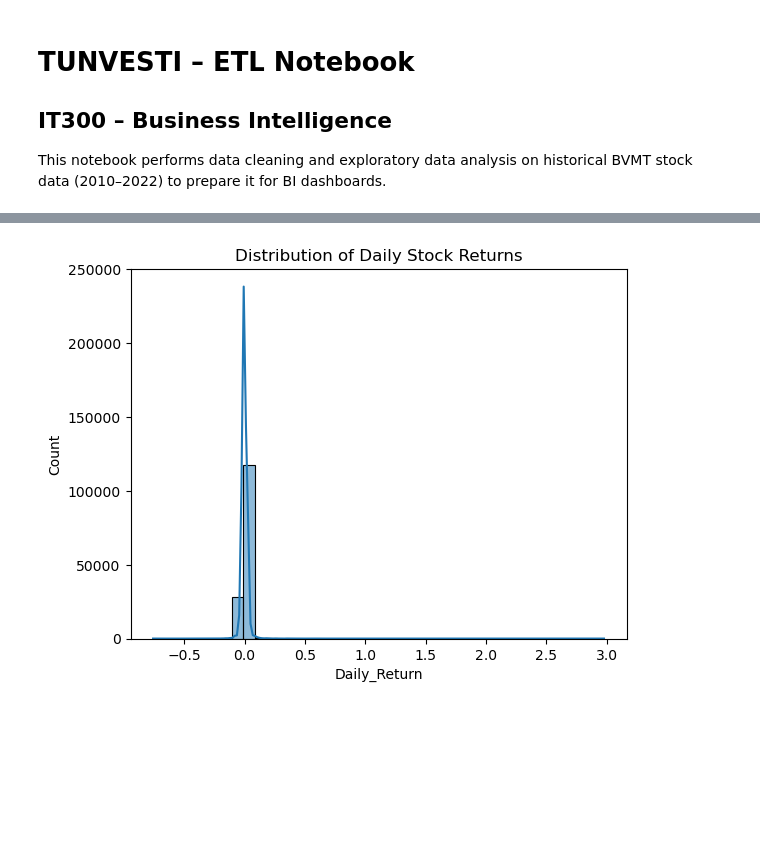
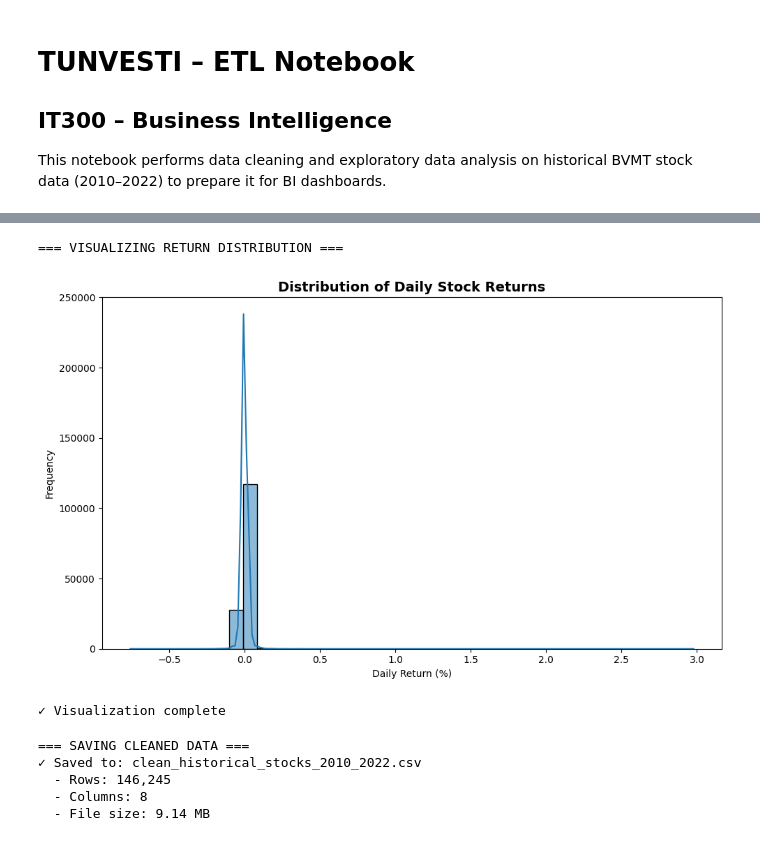
Before and after one commit to yoldezzz/TUNVESTI, a Jupyter notebook: ETL_Notebook.ipynb, the cells around one changed output, grey strips where cells are left out. Saved outputs shown, nothing was run; the diff lists cells and outputs as text; code cells hidden in the pictures; blank space fills up the shorter version.

```diff
--- a/ETL_Notebook.ipynb
+++ b/ETL_Notebook.ipynb
@@ -14,4 +22,10 @@ plt.style.use("default")
 # %%
-df = pd.read_csv("historical_stocks_2010_2022.csv")
+csv_path = Path("data") / "historical_stocks_2010_2022.csv"
+
+if not csv_path.exists():
+    raise FileNotFoundError(f"Data file not found: {csv_path}\nPlease run: python scripts/01_load_kaggle_data.py")
+
+df = pd.read_csv(csv_path)
+print(f"✓ Loaded {len(df)} rows from {csv_path}")
 df.head()
 # %% [output]
@@ -65,11 +107,22 @@ df = df[df['Volume'] >= 0]
 # %%
+print("=== REMOVING OUTLIERS (IQR Method) ===")
+print(f"Before: {len(df)} rows")
+
 cols = ['Open', 'High', 'Low', 'Close', 'Volume']
 
 Q1 = df[cols].quantile(0.25)
 Q3 = df[cols].quantile(0.75)
 IQR = Q3 - Q1
 
-df = df[~(
+# Identify and remove outliers
+outliers = (
     (df[cols] < (Q1 - 1.5 * IQR)) |
     (df[cols] > (Q3 + 1.5 * IQR))
-).any(axis=1)]
+).any(axis=1)
+
+rows_removed = outliers.sum()
+df = df[~outliers]
+
+print(f"After: {len(df)} rows")
+print(f"Outliers removed: {rows_removed}")
+print("✓ Outliers removed using IQR method (1.5 × IQR)")
@@ -79,8 +160,32 @@ df['Daily_Return'] = df.groupby('Ticker')['Close'].pct_change()
 # %%
-sns.histplot(df['Daily_Return'].dropna(), bins=40, kde=True)
-plt.title("Distribution of Daily Stock Returns")
+print("=== VISUALIZING RETURN DISTRIBUTION ===")
+
+fig, ax = plt.subplots(figsize=(10, 6))
+sns.histplot(df['Daily_Return'].dropna(), bins=40, kde=True, ax=ax)
+ax.set_title("Distribution of Daily Stock Returns", fontsize=14, fontweight='bold')
+ax.set_xlabel("Daily Return (%)")
+ax.set_ylabel("Frequency")
+plt.tight_layout()
 plt.show()
+
+print(f"✓ Visualization complete")
 # %% [output]
+=== VISUALIZING RETURN DISTRIBUTION ===
-[figure, old version]
+[figure, new version]
+✓ Visualization complete
 # %%
-df.to_csv("clean_historical_stocks_2010_2022.csv", index=False)
+print("=== SAVING CLEANED DATA ===")
+
+output_path = Path("clean_historical_stocks_2010_2022.csv")
+df.to_csv(output_path, index=False)
+
+print(f"✓ Saved to: {output_path}")
+print(f"  - Rows: {len(df):,}")
+print(f"  - Columns: {len(df.columns)}")
+print(f"  - File size: {output_path.stat().st_size / 1024 / 1024:.2f} MB")
+# %% [output]
+=== SAVING CLEANED DATA ===
+✓ Saved to: clean_historical_stocks_2010_2022.csv
+  - Rows: 146,245
+  - Columns: 8
+  - File size: 9.14 MB
```
Also changed, not shown: parts of 8 cells of this notebook.
